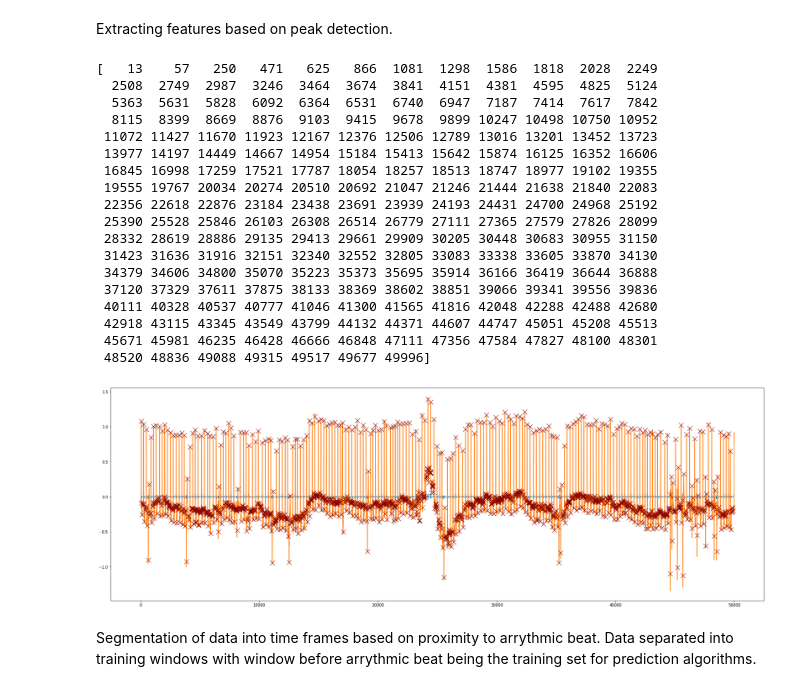
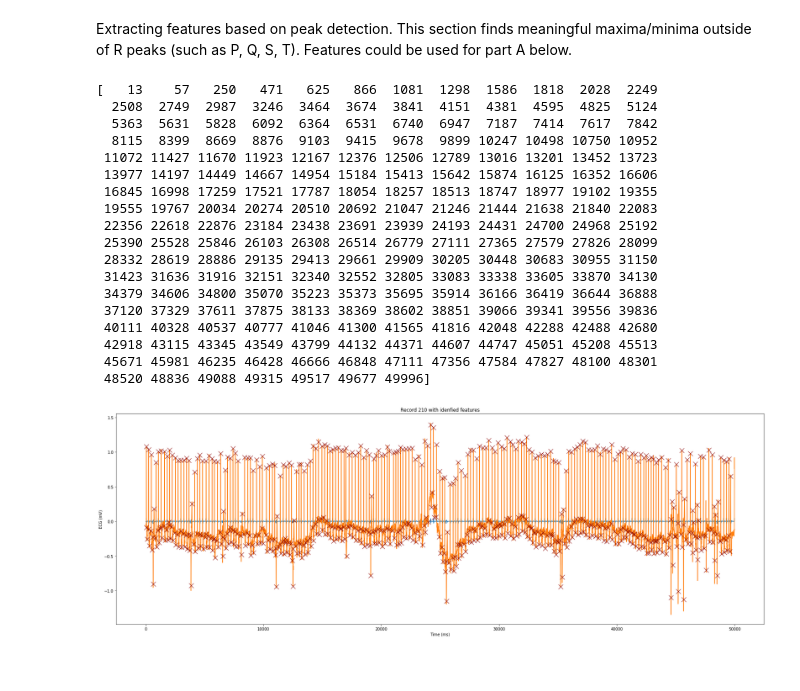
Before and after one commit to chandra-natarajan/TeamExplore, a Jupyter notebook: Workshopv2.ipynb, the cells around one changed output. Drawn from its saved outputs; the diff is of its cells as text; code cells hidden in the pictures.

Commit message:
Updated with more data prep

```diff
--- a/Workshopv2.ipynb
+++ b/Workshopv2.ipynb
@@ -64,5 +66,5 @@ Gqrs detected peak indices: [250, 472, 614, 867, 1081, 1298, 1586, 1818, 2029, 2
-# %% [markdown]
-Extracting features based on peak detection.
+# %% [markdown]
+Extracting features based on peak detection. This section finds meaningful maxima/minima outside of R peaks (such as P, Q, S, T). Features could be used for part A below.
 # %%
 lowcut=.5      #low frequency cutoff for bandpass filter
 highcut=4   #high frequency cutoff for bandpass filter
@@ -74,36 +76,53 @@ high = highcut / nyquist_freq #highpass filtering cutoff
 bf, af = butter(1, [low, high], btype="band")
 xf = lfilter(bf, af, pchannel[datanumb]) #bandpass filtering
 yf = np.ediff1d(xf) #deriving the data
 fin = np.convolve(yf, np.ones(window)/window, mode='valid') #moving window average smoothing
 zero_crossings = np.where(np.diff(np.sign(fin)))[0] #find the zero crossings in the differential ie minima and maxima
+
+mfreq = recordall[datanumb].fs * 0.05 #the minimum datapoints between peaks that's physiologically possible
+mamp = 0.1 #arbitrary amplitude difference to prevent repeated values
+i=0
+l=len(zero_crossings)
+while i < l-1:
+    if abs(zero_crossings[i+1]-zero_crossings[i]) < mfreq or abs(pchannel[datanumb][zero_crossings[i+1]] - pchannel[datanumb][zero_crossings[i]]) < mamp and abs(pchannel[datanumb][zero_crossings[i+1]]) > abs(pchannel[datanumb][zero_crossings[i]]):
+        zero_crossings = np.concatenate((zero_crossings[:i], zero_crossings[i+1:]))
+        l = len(zero_crossings)
+    elif abs(zero_crossings[i+1]-zero_crossings[i]) < mfreq or abs(pchannel[datanumb][zero_crossings[i+1]] - pchannel[datanumb][zero_crossings[i]]) < mamp and abs(pchannel[datanumb][zero_crossings[i+1]]) < abs(pchannel[datanumb][zero_crossings[i]]):
+        zero_crossings = np.concatenate((zero_crossings[:i+1], zero_crossings[i+2:]))
+        l = len(zero_crossings)
+    else:
+        i += 1
+        l = len(zero_crossings)
+
+    #If two peak values are too close both in time and amplitude, this keeps one value
+
 plt.figure(figsize=(30,10))
 plt.plot(fin)
 plt.plot(pchannel[datanumb])
 plt.plot(zero_crossings[:-2]-3, pchannel[datanumb][zero_crossings[:-2]-3], 'rx', marker='x', color='#8b0000', label='Peak', markersize=12)
 anno = [annall[datanumb].sample, annall[datanumb].symbol]
 print(anno[0])
-#plot data compensating for the delay introduced by the moving window
-#axes = plt.gca()
-#axes.set_ylim([-0.1,0.1])
+plt.title('Record '+file_nums[datanumb]+' with idenfied features')
+plt.xlabel('Time (ms)')
+plt.ylabel('ECG (mV)')
+plt.tick_params('y')
 # %% [output]
 [   13    57   250   471   625   866  1081  1298  1586  1818  2028  2249
   2508  2749  2987  3246  3464  3674  3841  4151  4381  4595  4825  5124
   5363  5631  5828  6092  6364  6531  6740  6947  7187  7414  7617  7842
   8115  8399  8669  8876  9103  9415  9678  9899 10247 10498 10750 10952
  11072 11427 11670 11923 12167 12376 12506 12789 13016 13201 13452 13723
  13977 14197 14449 14667 14954 15184 15413 15642 15874 16125 16352 16606
  16845 16998 17259 17521 17787 18054 18257 18513 18747 18977 19102 19355
  19555 19767 20034 20274 20510 20692 21047 21246 21444 21638 21840 22083
  22356 22618 22876 23184 23438 23691 23939 24193 24431 24700 24968 25192
  25390 25528 25846 26103 26308 26514 26779 27111 27365 27579 27826 28099
  28332 28619 28886 29135 29413 29661 29909 30205 30448 30683 30955 31150
  31423 31636 31916 32151 32340 32552 32805 33083 33338 33605 33870 34130
  34379 34606 34800 35070 35223 35373 35695 35914 36166 36419 36644 36888
  37120 37329 37611 37875 38133 38369 38602 38851 39066 39341 39556 39836
  40111 40328 40537 40777 41046 41300 41565 41816 42048 42288 42488 42680
  42918 43115 43345 43549 43799 44132 44371 44607 44747 45051 45208 45513
  45671 45981 46235 46428 46666 46848 47111 47356 47584 47827 48100 48301
  48520 48836 49088 49315 49517 49677 49996]
-[figure, old version]
+[figure, new version]
-# %% [markdown]
-Segmentation of data into time frames based on proximity to arrythmic beat. Data separated into training windows with window before arrythmic beat being the training set for prediction algorithms.
```
Also changed, not shown: parts of 14 cells of this notebook.
